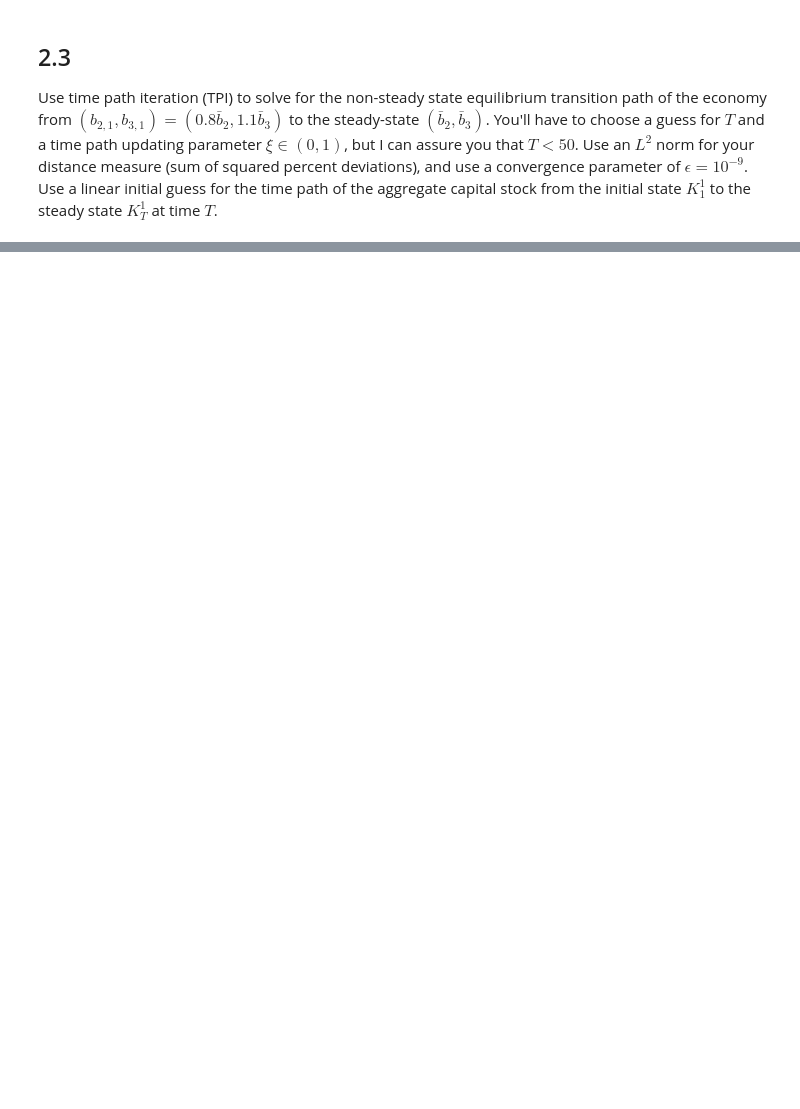
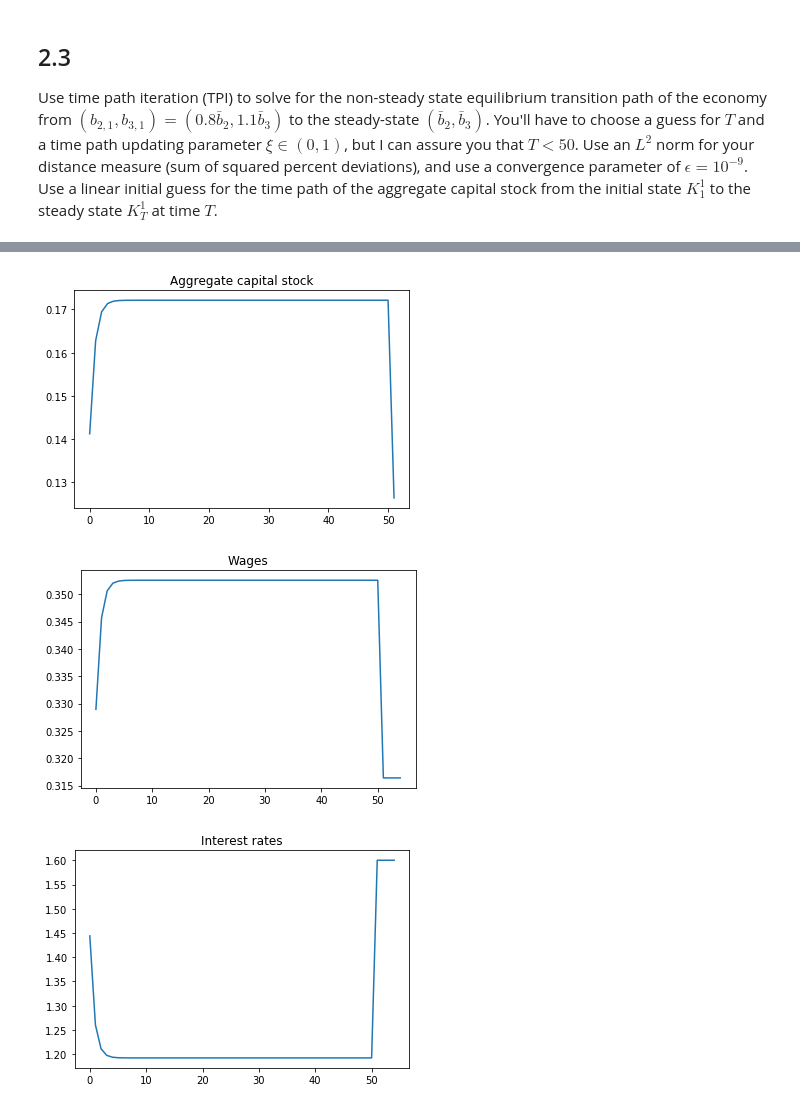
Before and after one commit to MaxGhenis/OGprimer_exercises, a Jupyter notebook: ch2/ch2_exercises.ipynb, the cells around one changed output, grey strips where cells are left out. Cells and saved outputs as stored; diff of their text form; code cells hidden in the pictures; blank space fills up the shorter version.

Commit message:
Finish ch2 exercises (though still an error)

```diff
--- a/ch2/ch2_exercises.ipynb
+++ b/ch2/ch2_exercises.ipynb
@@ -221,6 +222,6 @@ T = 50
 XI = 0.3
 M = 3
 # %%
-tpi(b0_ratios=np.array([0.8, 1.1]), bvec_guess=[0.1, 0.1], beta=BETA,
-    sigma=SIGMA, nvec=NVEC, L=L, A=A, alpha=ALPHA, delta=DELTA, T=T, m=M,
-    xi=XI, tol=1e-9)
+tpi_sol = tpi(b0_ratios=np.array([0.8, 1.1]), bvec_guess=[0.1, 0.1],
+              beta=BETA, sigma=SIGMA, nvec=NVEC, L=L, A=A, alpha=ALPHA,
+              delta=DELTA, T=T, m=M, xi=XI, tol=1e-9)
@@ -244,0 +235,11 @@ array([[0.03814189, 0.04352835, 0.04513194, 0.04558998, 0.04571929,
+# %%
+# Euler errors.
+Kpath = tpi_sol.sum(axis=0)
+wpath = get_wpath(Kpath, ALPHA, A, L, M)
+rpath = get_rpath(Kpath, ALPHA, A, L, DELTA, M)
+
+eulerrs = np.zeros((T, 2))
+for t in range(T):
+    eulerrs[t] = tpi_pair_opt_fun([tpi_sol[0][t], tpi_sol[1][t]], wpath,
+                                  rpath, BETA, SIGMA, NVEC, t)
+abs(eulerrs).max()
@@ -244,0 +264,14 @@ array([[0.03814189, 0.04352835, 0.04513194, 0.04558998, 0.04571929,
+# %%
+pd.Series(Kpath).plot()
+plt.title('Aggregate capital stock')
+plt.show()
+pd.Series(wpath).plot()
+plt.title('Wages')
+plt.show()
+pd.Series(rpath).plot()
+plt.title('Interest rates')
+plt.show()
+# %% [output]
+[figure, added]
+[figure, added]
+[figure, added]
```
Also changed, not shown: parts of 10 cells of this notebook, 1 other file.
